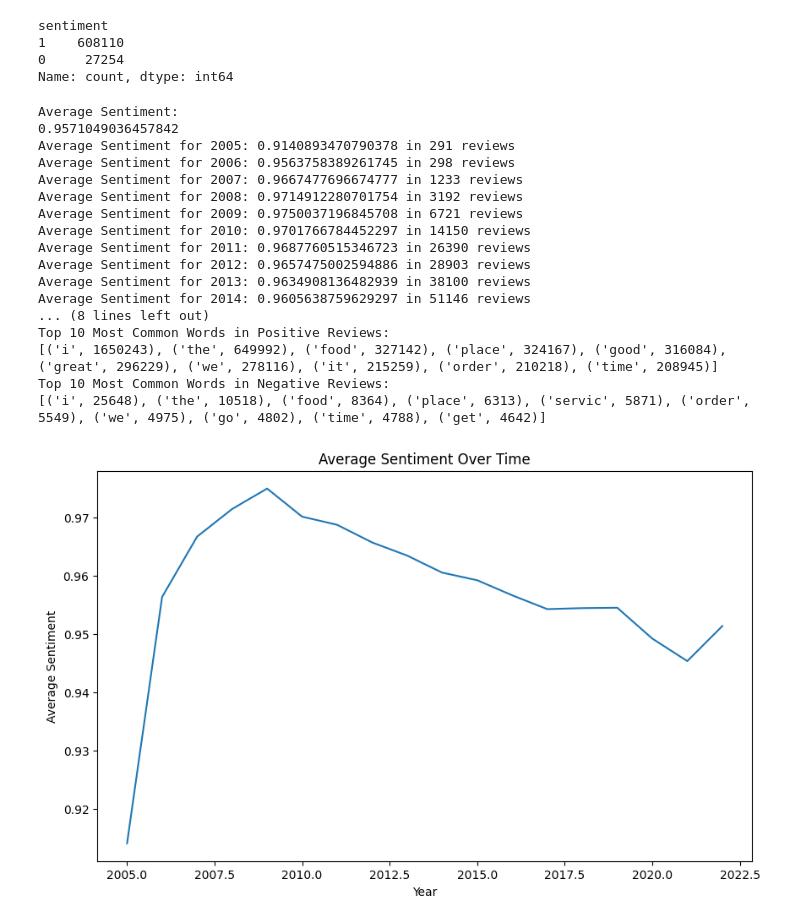
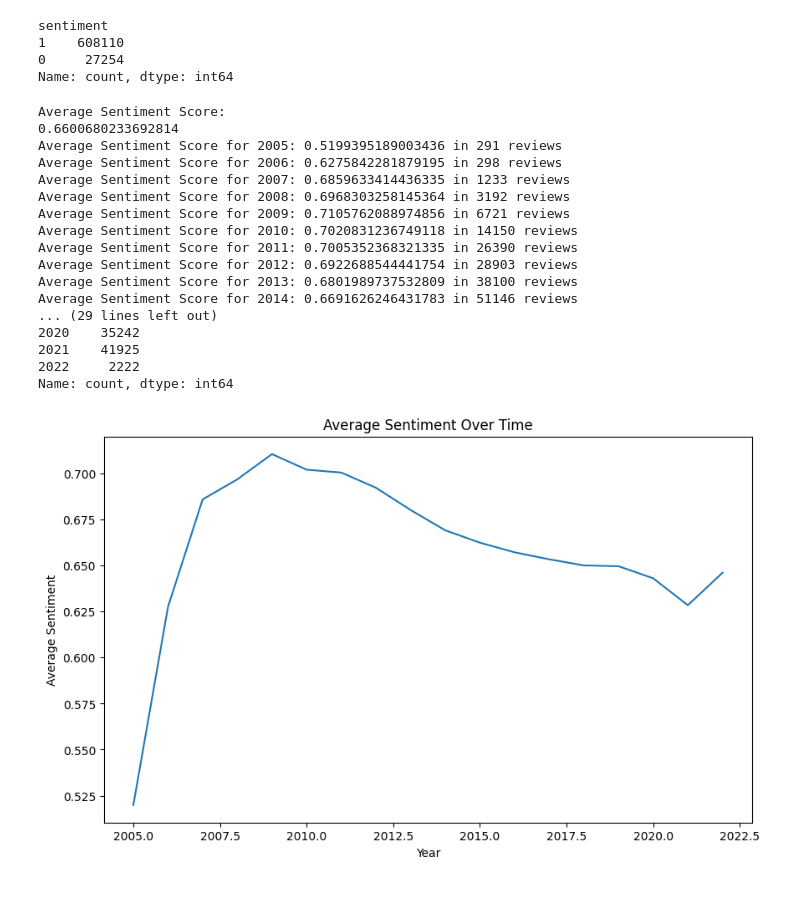
Before and after one commit to Antoni0Ferreira/FEUP-CAC, a Jupyter notebook: nlp_preprocessing.ipynb, the cells around one changed output. Cells and saved outputs as stored; diff of their text form; code cells hidden in the pictures; blank space fills up the shorter version.

Commit message:
fixed average sentiment

```diff
--- a/nlp_preprocessing.ipynb
+++ b/nlp_preprocessing.ipynb
@@ -82,6 +82,10 @@ def get_sentiment(text):
     sentiment = 1 if scores['pos'] > 0 else 0
     return sentiment
 
+def get_sentiment_score(text):
+    scores = analyzer.polarity_scores(text)
+    return scores['compound']
+
 # Load Tokenized Reviews
 with open('./datasets/review_dataset_new_orleans_tokenized.json', 'r') as f:
     data = f.readlines()
@@ -91,6 +95,7 @@ with open('./datasets/review_dataset_new_orleans_tokenized.json', 'r') as f:
 
 # Get Sentiment for Each Review
 df_reviews_tokenized['sentiment'] = df_reviews_tokenized['text'].apply(get_sentiment)
+df_reviews_tokenized['sentiment_score'] = df_reviews_tokenized['text'].apply(get_sentiment_score)
 
 # Print Sentiment Distribution
 print(df_reviews_tokenized['sentiment'].value_counts())
@@ -124,9 +129,9 @@ with open('./datasets/review_dataset_new_orleans_sentiment.json', 'r') as f:
     df_reviews_sentiment = pd.read_json(data_json_str)
 
 
-# Obtain the average sentiment in general
-avg_sentiment = df_reviews_sentiment['sentiment'].mean()
-print("Average Sentiment: ")
+# Obtain the average sentiment score in general
+avg_sentiment = df_reviews_sentiment['sentiment_score'].mean()
+print("Average Sentiment Score: ")
 print(avg_sentiment)
 
 # Obtain the average sentiment for each year
@@ -134,10 +139,10 @@ df_reviews_sentiment['date'] = pd.to_datetime(df_reviews_sentiment['date'])
 df_reviews_sentiment['year'] = df_reviews_sentiment['date'].dt.year
 # Get total number of reviews by year
 total_reviews_year = df_reviews_sentiment['year'].value_counts()
-avg_sentiment_year = df_reviews_sentiment.groupby('year')['sentiment'].mean()
+avg_sentiment_year = df_reviews_sentiment.groupby('year')['sentiment_score'].mean()
 
 for year, sentiment in avg_sentiment_year.items():
-    print(f"Average Sentiment for {year}: {sentiment} in {total_reviews_year[year]} reviews")
+    print(f"Average Sentiment Score for {year}: {sentiment} in {total_reviews_year[year]} reviews")
 
 
 # Obtain the top 10 most common words/tokens in positive reviews
@@ -162,49 +167,57 @@ df_reviews_negative = df_reviews_tokenized[df_reviews_tokenized['sentiment'] ==
 # Get the most common words in negative reviews
 words = ' '.join(df_reviews_negative['text']).split()
 word_freq = Counter(words)
 top_words = word_freq.most_common(10)
 print("Top 10 Most Common Words in Negative Reviews: ")
 print(top_words)
 
 # Plot the average sentiment over time, taking into account the number of reviews
 import matplotlib.pyplot as plt
 import seaborn as sns
 
 # Get total number of reviews by year
 total_reviews_year = df_reviews_sentiment['year'].value_counts()
-avg_sentiment_year = df_reviews_sentiment.groupby('year')['sentiment'].mean()
+
+# Inverr the total number of reviews by year
+total_reviews_year = total_reviews_year.sort_index()
+
+# Print the total number of reviews by year
+print("Total Number of Reviews by Year: ")
+print(total_reviews_year)
+
+avg_sentiment_year = df_reviews_sentiment.groupby('year')['sentiment_score'].mean()
 
 # Plot the average sentiment over time
 plt.figure(figsize=(10, 6))
 sns.lineplot(x=avg_sentiment_year.index, y=avg_sentiment_year.values)
 plt.title('Average Sentiment Over Time')
 plt.xlabel('Year')
 plt.ylabel('Average Sentiment')
 plt.show()
 
 # Plot the average sentiment over time, taking into account the number of reviews
 plt.figure(figsize=(10, 6))
 sns.lineplot(x=avg_sentiment_year.index, y=avg_sentiment_year.values * total_reviews_year)
 plt.title('Average Sentiment Over Time (Weighted by Number of Reviews)')
 plt.xlabel('Year')
 plt.ylabel('Average Sentiment')
 plt.show()
 # %% [output]
-Average Sentiment:
-0.9571049036457842
-Average Sentiment for 2005: 0.9140893470790378 in 291 reviews
-Average Sentiment for 2006: 0.9563758389261745 in 298 reviews
-Average Sentiment for 2007: 0.9667477696674777 in 1233 reviews
-Average Sentiment for 2008: 0.9714912280701754 in 3192 reviews
-Average Sentiment for 2009: 0.9750037196845708 in 6721 reviews
-Average Sentiment for 2010: 0.9701766784452297 in 14150 reviews
-Average Sentiment for 2011: 0.9687760515346723 in 26390 reviews
-Average Sentiment for 2012: 0.9657475002594886 in 28903 reviews
-Average Sentiment for 2013: 0.9634908136482939 in 38100 reviews
-Average Sentiment for 2014: 0.9605638759629297 in 51146 reviews
-... (8 lines left out)
-Top 10 Most Common Words in Positive Reviews:
-[('i', 1650243), ('the', 649992), ('food', 327142), ('place', 324167), ('good', 316084), ('great', 296229), ('we', 278116), ('it', 215259), ('order', 210218), ('time', 208945)]
-Top 10 Most Common Words in Negative Reviews:
-[('i', 25648), ('the', 10518), ('food', 8364), ('place', 6313), ('servic', 5871), ('order', 5549), ('we', 4975), ('go', 4802), ('time', 4788), ('get', 4642)]
+Average Sentiment Score:
+0.6600680233692814
+Average Sentiment Score for 2005: 0.5199395189003436 in 291 reviews
+Average Sentiment Score for 2006: 0.6275842281879195 in 298 reviews
+Average Sentiment Score for 2007: 0.6859633414436335 in 1233 reviews
+Average Sentiment Score for 2008: 0.6968303258145364 in 3192 reviews
+Average Sentiment Score for 2009: 0.7105762088974856 in 6721 reviews
+Average Sentiment Score for 2010: 0.7020831236749118 in 14150 reviews
+Average Sentiment Score for 2011: 0.7005352368321335 in 26390 reviews
+Average Sentiment Score for 2012: 0.6922688544441754 in 28903 reviews
+Average Sentiment Score for 2013: 0.6801989737532809 in 38100 reviews
+Average Sentiment Score for 2014: 0.6691626246431783 in 51146 reviews
+... (29 lines left out)
+2020    35242
+2021    41925
+2022     2222
+Name: count, dtype: int64
-[figure, old version]
+[figure, new version]
```
Also changed, not shown: parts of 3 cells of this notebook, 1 other file.
